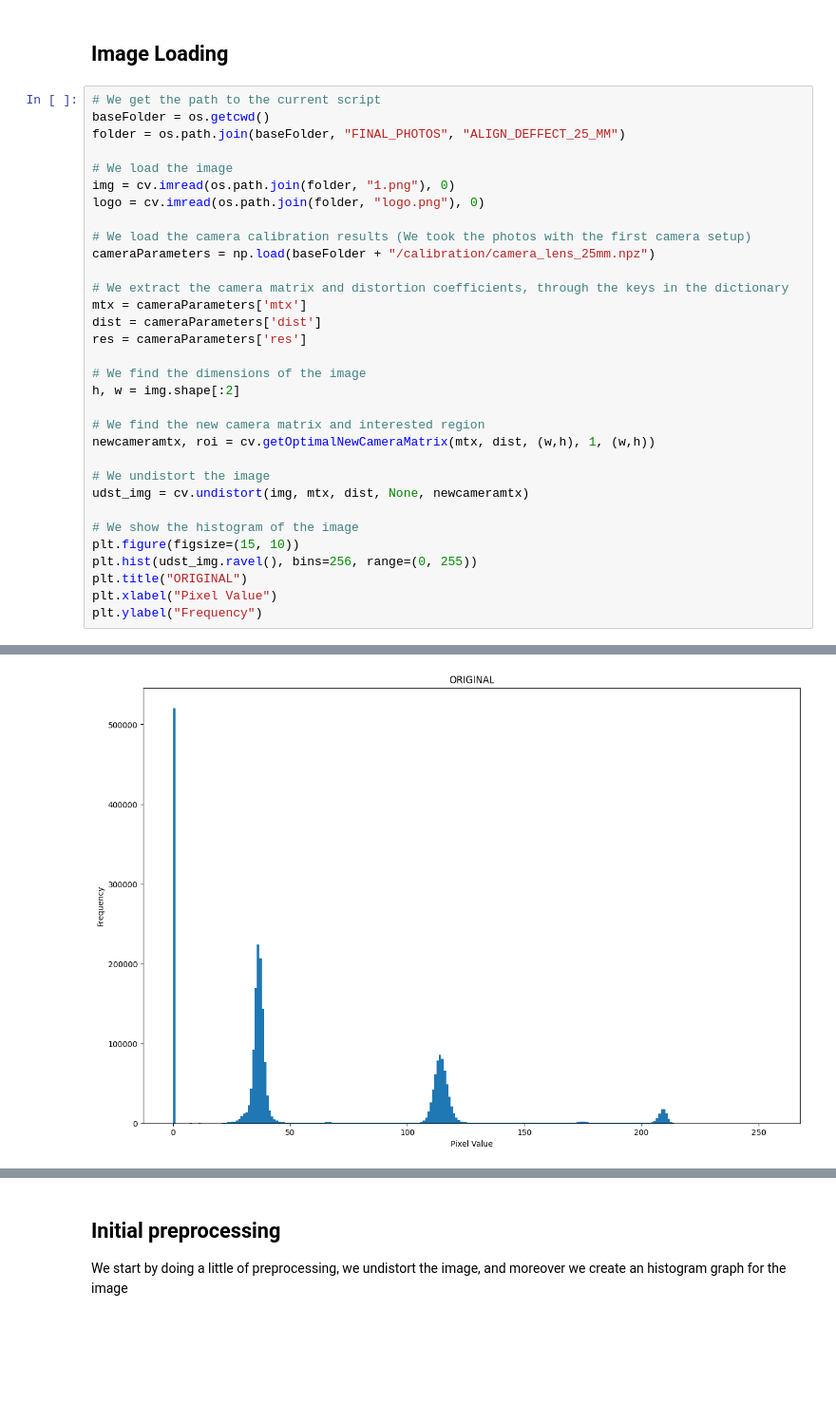
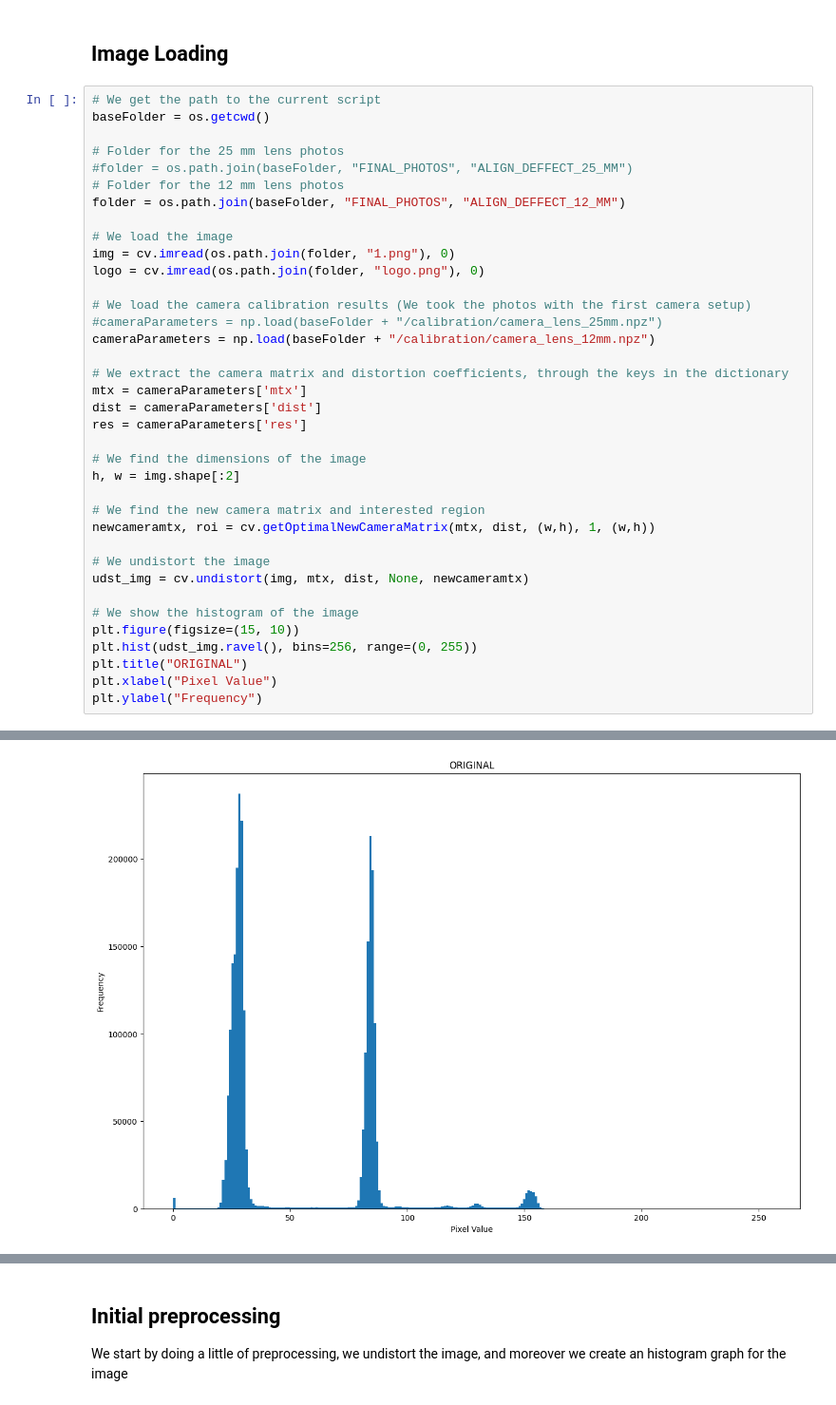
Before and after one commit to fore1806/CBFD, a Jupyter notebook: FindingCenters.ipynb, the cells around one changed output, grey strips where cells are left out. Shown at 95% size. Saved outputs shown, nothing was run; the diff lists cells and outputs as text; blank space fills up the shorter version.

```diff
--- a/FindingCenters.ipynb
+++ b/FindingCenters.ipynb
@@ -12,38 +12,43 @@ import cv2 as cv
 # %%
 # We get the path to the current script
 baseFolder = os.getcwd()
-folder = os.path.join(baseFolder, "FINAL_PHOTOS", "ALIGN_DEFFECT_25_MM")
+
+# Folder for the 25 mm lens photos
+#folder = os.path.join(baseFolder, "FINAL_PHOTOS", "ALIGN_DEFFECT_25_MM")
+# Folder for the 12 mm lens photos
+folder = os.path.join(baseFolder, "FINAL_PHOTOS", "ALIGN_DEFFECT_12_MM")
 
 # We load the image
 img = cv.imread(os.path.join(folder, "1.png"), 0)
 logo = cv.imread(os.path.join(folder, "logo.png"), 0)
 
 # We load the camera calibration results (We took the photos with the first camera setup)
-cameraParameters = np.load(baseFolder + "/calibration/camera_lens_25mm.npz")
+#cameraParameters = np.load(baseFolder + "/calibration/camera_lens_25mm.npz")
+cameraParameters = np.load(baseFolder + "/calibration/camera_lens_12mm.npz")
 
 # We extract the camera matrix and distortion coefficients, through the keys in the dictionary
 mtx = cameraParameters['mtx']
 dist = cameraParameters['dist']
 res = cameraParameters['res']
 
 # We find the dimensions of the image
 h, w = img.shape[:2]
 
 # We find the new camera matrix and interested region
 newcameramtx, roi = cv.getOptimalNewCameraMatrix(mtx, dist, (w,h), 1, (w,h))
 
 # We undistort the image
 udst_img = cv.undistort(img, mtx, dist, None, newcameramtx)
 
 # We show the histogram of the image
 plt.figure(figsize=(15, 10))
 plt.hist(udst_img.ravel(), bins=256, range=(0, 255))
 plt.title("ORIGINAL")
 plt.xlabel("Pixel Value")
 plt.ylabel("Frequency")
 # %% [output]
 Text(0, 0.5, 'Frequency')
-[figure, old version]
+[figure, new version]
 # %%
 def logoDetection(image, template):
     """
```
Also changed, not shown: parts of 5 cells of this notebook, 44 other files.
